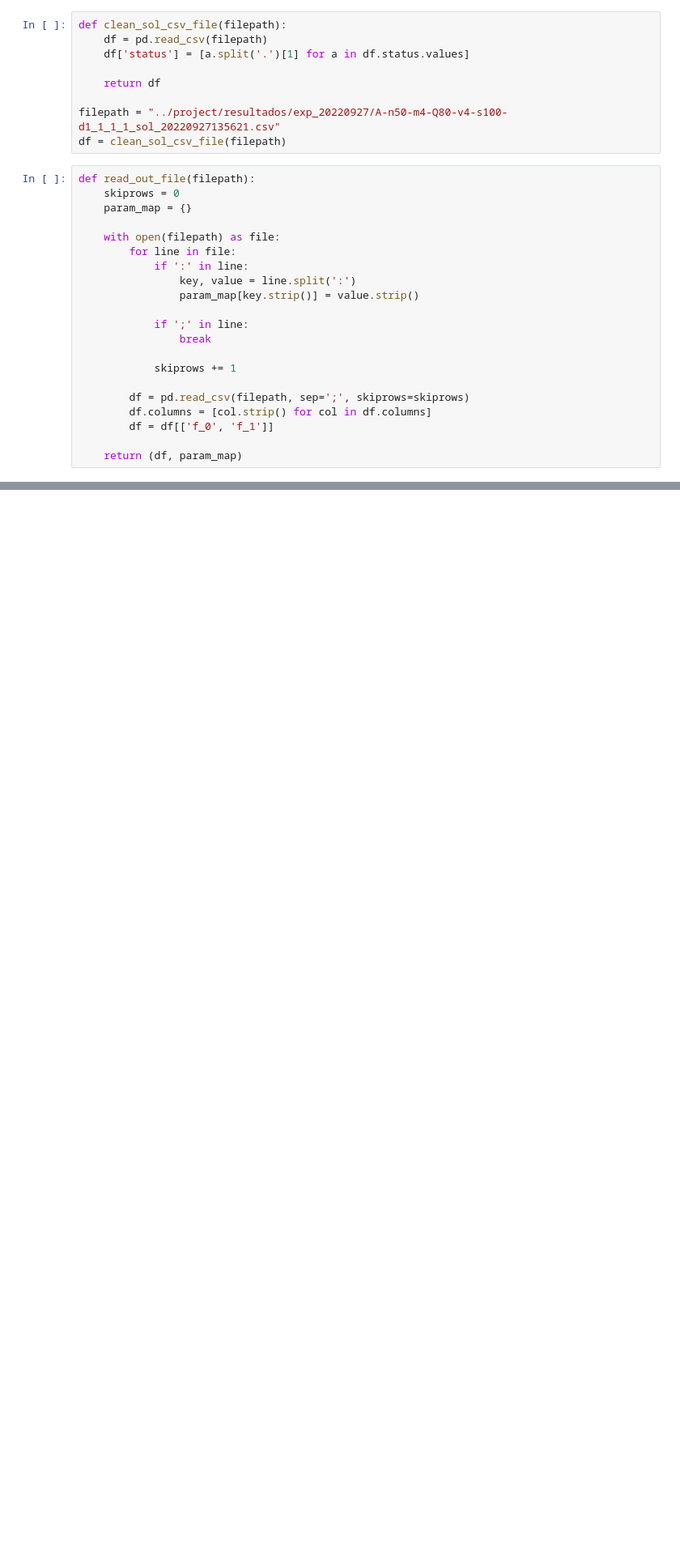
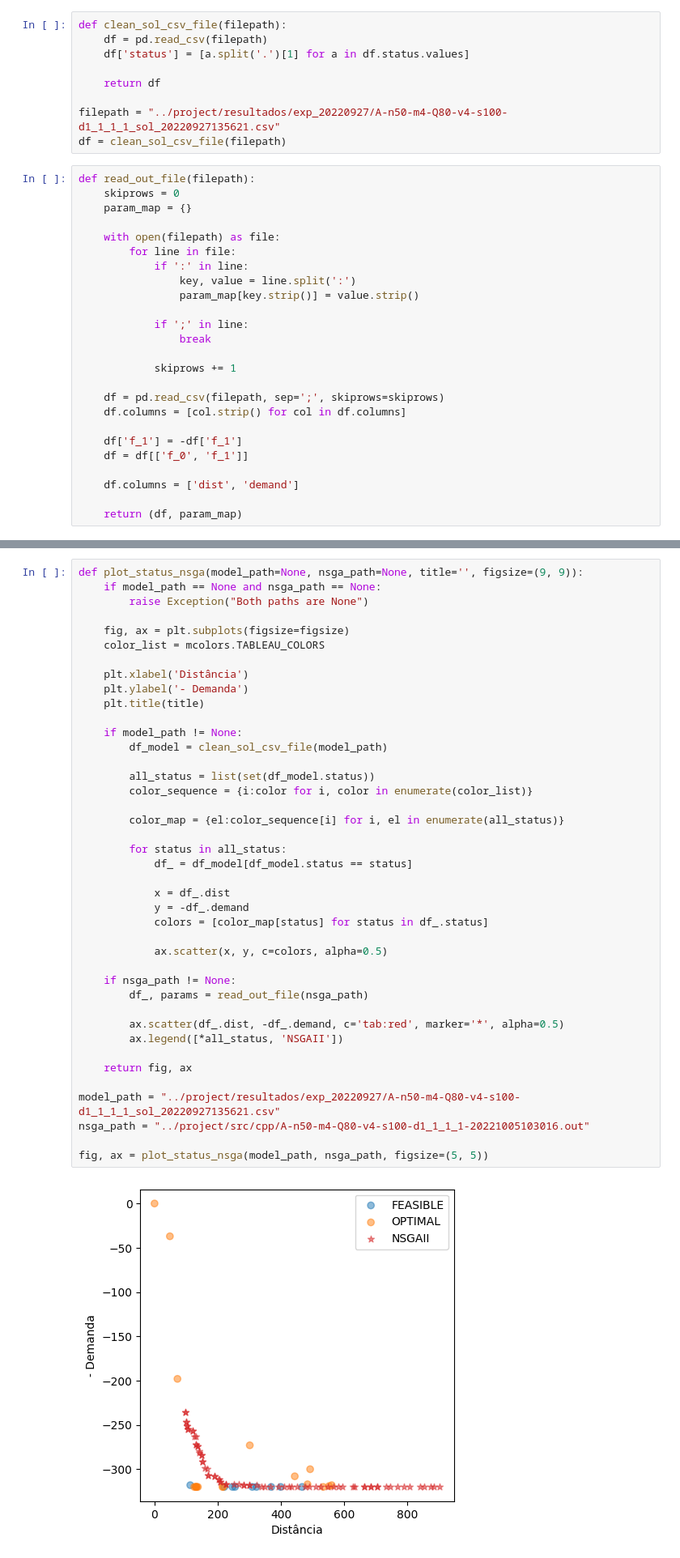
Before and after one commit to seoruosa/mestrado, a Jupyter notebook: roteamento-carretas-da-mamografia/notebooks/plotting.ipynb, the cells around one changed output, grey strips where cells are left out. Shown at 81% size. Cells and saved outputs as stored; diff of their text form; blank space fills up the shorter version.

```diff
--- a/roteamento-carretas-da-mamografia/notebooks/plotting.ipynb
+++ b/roteamento-carretas-da-mamografia/notebooks/plotting.ipynb
@@ -47,8 +47,12 @@ def read_out_file(filepath):
 
             skiprows += 1
 
-        df = pd.read_csv(filepath, sep=';', skiprows=skiprows)
-        df.columns = [col.strip() for col in df.columns]
-        df = df[['f_0', 'f_1']]
+    df = pd.read_csv(filepath, sep=';', skiprows=skiprows)
+    df.columns = [col.strip() for col in df.columns]
+
+    df['f_1'] = -df['f_1']
+    df = df[['f_0', 'f_1']]
+
+    df.columns = ['dist', 'demand']
 
     return (df, param_map)
@@ -98,3 +59,46 @@ fig, ax = plot_status_nsga(model_path, nsga_path, figsize=(5, 5))
+# %%
+def plot_status_nsga(model_path=None, nsga_path=None, title='', figsize=(9, 9)):
+    if model_path == None and nsga_path == None:
+        raise Exception("Both paths are None")
+
+    fig, ax = plt.subplots(figsize=figsize)
+    color_list = mcolors.TABLEAU_COLORS
+
+    plt.xlabel('Distância')
+    plt.ylabel('- Demanda')
+    plt.title(title)
+
+    if model_path != None:
+        df_model = clean_sol_csv_file(model_path)
+
+        all_status = list(set(df_model.status))
+        color_sequence = {i:color for i, color in enumerate(color_list)}
+
+        color_map = {el:color_sequence[i] for i, el in enumerate(all_status)}
+
+        for status in all_status:
+            df_ = df_model[df_model.status == status]
+
+            x = df_.dist
+            y = -df_.demand
+            colors = [color_map[status] for status in df_.status]
+
+            ax.scatter(x, y, c=colors, alpha=0.5)
+
+    if nsga_path != None:
+        df_, params = read_out_file(nsga_path)
+
+        ax.scatter(df_.dist, -df_.demand, c='tab:red', marker='*', alpha=0.5)
+        ax.legend([*all_status, 'NSGAII'])
+
+    return fig, ax
+
+model_path = "../project/resultados/exp_20220927/A-n50-m4-Q80-v4-s100-d1_1_1_1_sol_20220927135621.csv"
+nsga_path = "../project/src/cpp/A-n50-m4-Q80-v4-s100-d1_1_1_1-20221005103016.out"
+
+fig, ax = plot_status_nsga(model_path, nsga_path, figsize=(5, 5))
+# %% [output]
+[figure, added]
 # %%
 # for i in range(3):
 #     plot_scatter(df, figsize=(4,4))
```
Also changed, not shown: parts of 3 cells of this notebook, 3 other files.
